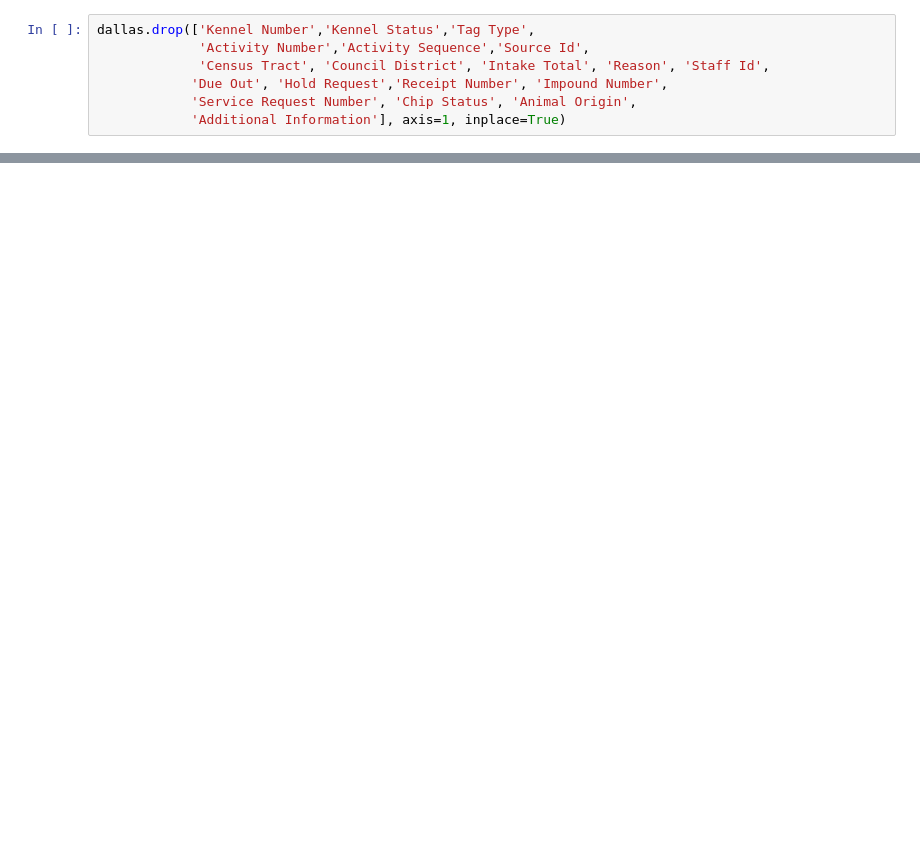
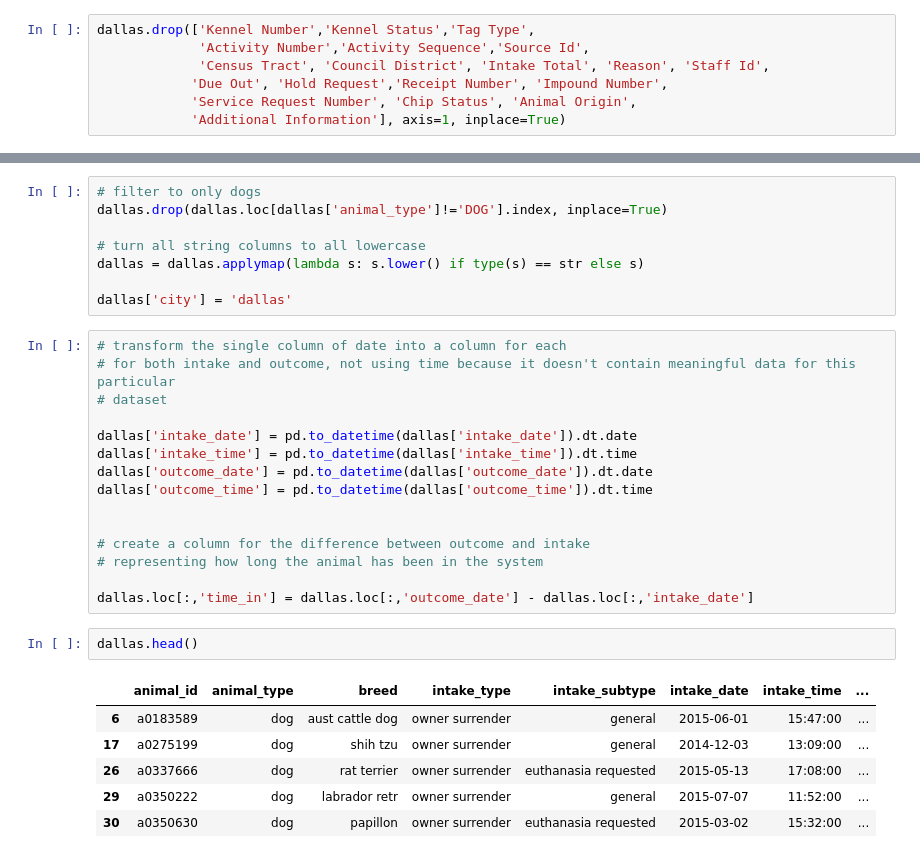
Before and after one commit to phil-cork/animal-services, a Jupyter notebook: Data_Wrangling.ipynb, the cells around one changed output, grey strips where cells are left out. Cells and saved outputs as stored; diff of their text form; blank space fills up the shorter version.

```diff
--- a/Data_Wrangling.ipynb
+++ b/Data_Wrangling.ipynb
@@ -262,0 +287,32 @@ dallas.head()
+# %%
+# filter to only dogs
+dallas.drop(dallas.loc[dallas['animal_type']!='DOG'].index, inplace=True)
+
+# turn all string columns to all lowercase
+dallas = dallas.applymap(lambda s: s.lower() if type(s) == str else s)
+
+dallas['city'] = 'dallas'
+# %%
+# transform the single column of date into a column for each
+# for both intake and outcome, not using time because it doesn't contain meaningful data for this particular
+# dataset
+
+dallas['intake_date'] = pd.to_datetime(dallas['intake_date']).dt.date
+dallas['intake_time'] = pd.to_datetime(dallas['intake_time']).dt.time
+dallas['outcome_date'] = pd.to_datetime(dallas['outcome_date']).dt.date
+dallas['outcome_time'] = pd.to_datetime(dallas['outcome_time']).dt.time
+
+
+# create a column for the difference between outcome and intake
+# representing how long the animal has been in the system
+
+dallas.loc[:,'time_in'] = dallas.loc[:,'outcome_date'] - dallas.loc[:,'intake_date']
+# %%
+dallas.head()
+# %% [output]
+|  | animal_id | animal_type | breed | intake_type | intake_subtype | intake_date | intake_time | ... |
+| 6 | a0183589 | dog | aust cattle dog | owner surrender | general | 2015-06-01 | 15:47:00 | ... |
+| 17 | a0275199 | dog | shih tzu | owner surrender | general | 2014-12-03 | 13:09:00 | ... |
+| 26 | a0337666 | dog | rat terrier | owner surrender | euthanasia requested | 2015-05-13 | 17:08:00 | ... |
+| 29 | a0350222 | dog | labrador retr | owner surrender | general | 2015-07-07 | 11:52:00 | ... |
+| 30 | a0350630 | dog | papillon | owner surrender | euthanasia requested | 2015-03-02 | 15:32:00 | ... |
```
Also changed, not shown: parts of 16 cells of this notebook.
